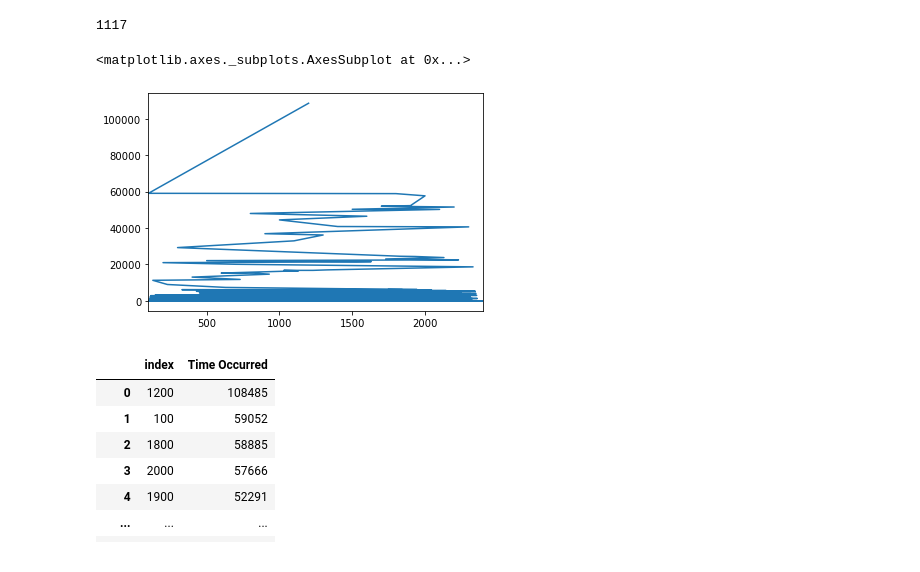
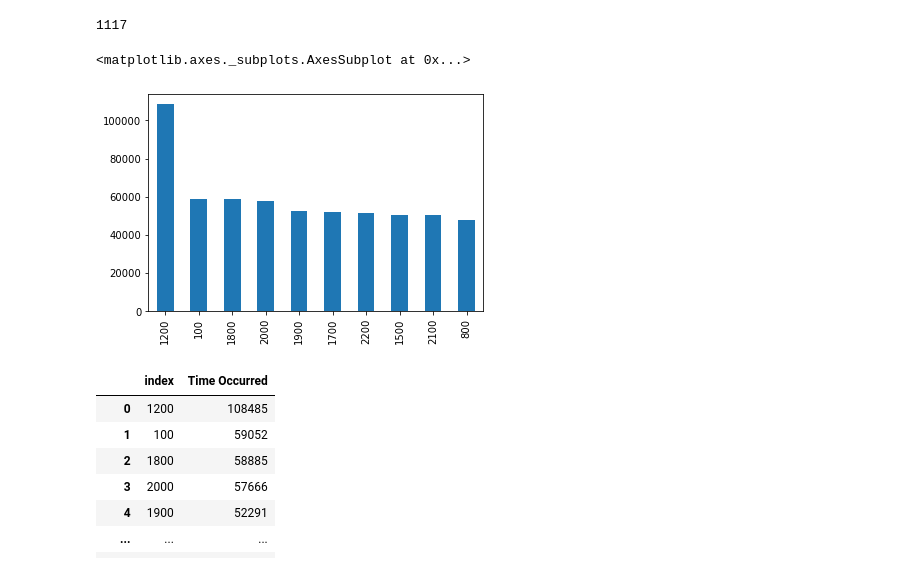
Before and after one commit to sidneykung/LA_crime_forecasting, a Jupyter notebook: eda_lhamu.ipynb, the cells around one changed output. Drawn from its saved outputs; the diff is of its cells as text; code cells hidden in the pictures.

```diff
--- a/eda_lhamu.ipynb
+++ b/eda_lhamu.ipynb
@@ -69,10 +69,10 @@ clean_df['Time Occurred'][0]
 # %% [output]
 1117
 # %%
-clean_df['Time Occurred'].value_counts().plot()
+clean_df['Time Occurred'].value_counts()[:10].plot(kind='bar')
 # %% [output]
 <matplotlib.axes._subplots.AxesSubplot at 0x...>
-[figure, old version]
+[figure, new version]
 # %%
 crime_time =pd.DataFrame(clean_df['Time Occurred'].value_counts().reset_index())
 # %%
```
Also changed, not shown: parts of 1 cell of this notebook.
